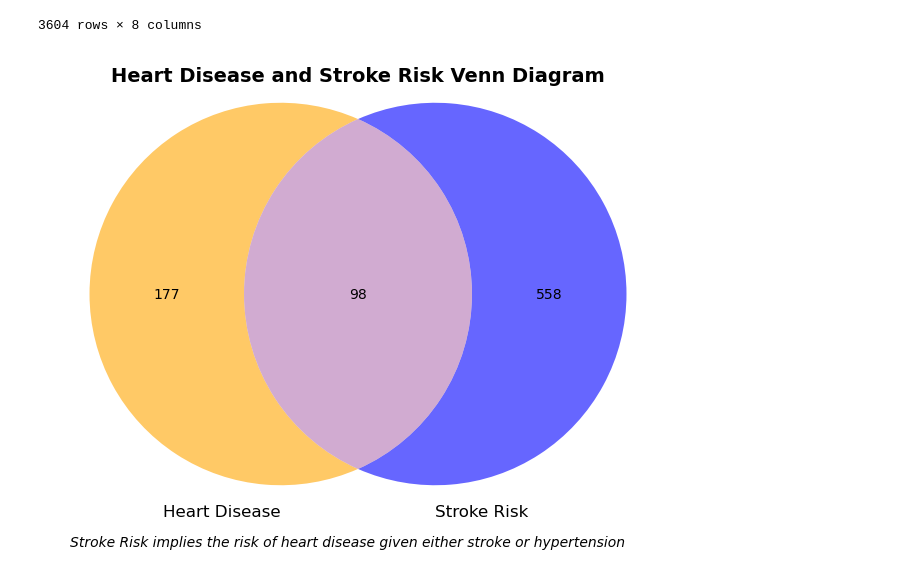
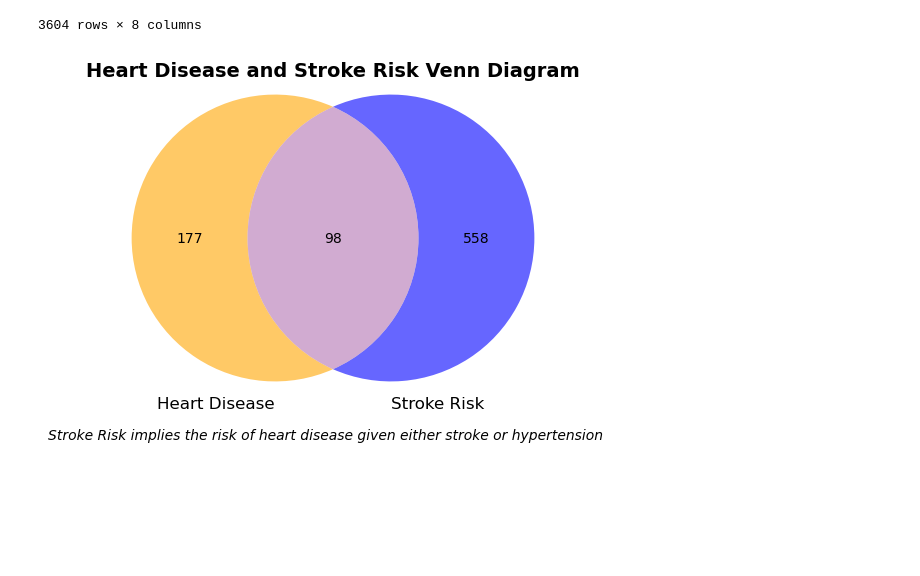
Before and after one commit to Mulders95/Predicting_Stroke_and_Heart_Disease, a Jupyter notebook: venn_diagram.ipynb, the cells around one changed output. Saved outputs shown, nothing was run; the diff lists cells and outputs as text; code cells hidden in the pictures; blank space fills up the shorter version.

```diff
--- a/venn_diagram.ipynb
+++ b/venn_diagram.ipynb
@@ -59,17 +56,17 @@ heartdisease_df
 # %%
 # Sets of indices where stroke and heart risk are present
 A = set(heartdisease_df[heartdisease_df['heart_disease'] == 1].index)
 B = set(heartdisease_df[heartdisease_df['stroke_risk'] == 1].index)
 
 # Create the Venn diagram
-plt.figure(figsize=(8, 8))
+plt.figure(figsize=(6, 6))
 venn2_unweighted([A, B], set_labels=('Heart Disease', 'Stroke Risk'), set_colors=("orange", "blue"), alpha=0.6)
 plt.title("Heart Disease and Stroke Risk Venn Diagram", fontweight="bold", fontsize=14, y = 0.94)
 
 # Subtitle below the diagram
-plt.figtext(0.5, 0.18, "Stroke Risk implies the risk of heart disease given either stroke or hypertension",
+plt.figtext(0.5, 0.16, "Stroke Risk implies the risk of heart disease given either stroke or hypertension",
             ha="center", fontsize=10, fontstyle="italic")
 
 plt.show()
 # %% [output]
-[figure, old version]
+[figure, new version]
```
Also changed, not shown: parts of 2 cells of this notebook, 3 other files.
